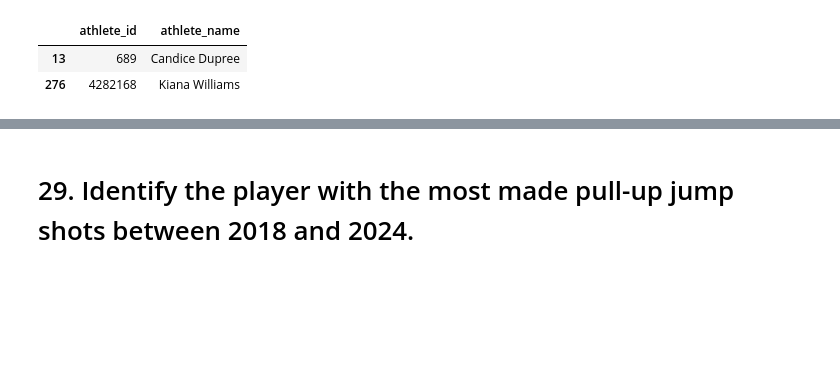
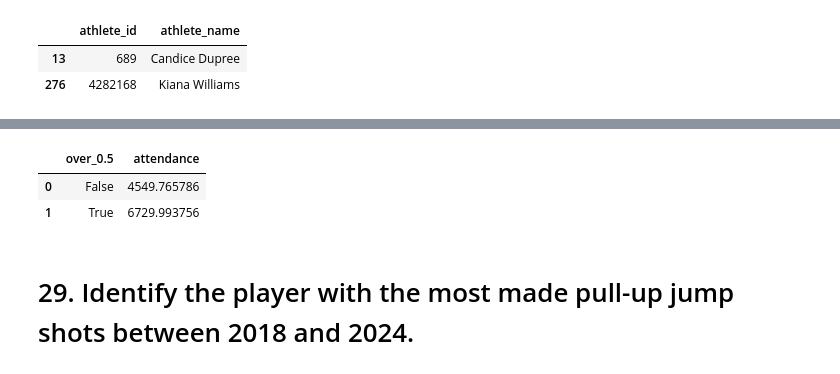
Before and after one commit to MIDS2024-Capstone-HoopIQ/project, a Jupyter notebook: test_questions_answers.ipynb, the cells around one changed output, grey strips where cells are left out. Drawn from its saved outputs; the diff is of its cells as text; code cells hidden in the pictures; blank space fills up the shorter version.

Commit message:
Jupyter Notebook Update: Answers for 37 questions

```diff
--- a/test_questions_answers.ipynb
+++ b/test_questions_answers.ipynb
@@ -690,3 +744,19 @@ question_26_df_player_info
+# %%
+question_28_merged_df['season_record'] = question_28_merged_df['team_won']
+question_28_merged_df['season_record'] /= (question_28_merged_df['team_won'] + question_28_merged_df['team_lost'])
+# %%
+question_28_merged_df['over_0.5'] = question_28_merged_df['season_record'] >= 0.5
+# %%
+question_28_merged_df = question_28_merged_df.drop(columns=['team_display_name', 'team_won',
+                                                            'team_lost', 'season_record'])
+# %%
+question_28_merged_df = question_28_merged_df.groupby('over_0.5')['attendance'].mean().reset_index()
+# %%
+question_28_merged_df
+# %% [output]
+|  | over_0.5 | attendance |
+| 0 | False | 4549.765786 |
+| 1 | True | 6729.993756 |
 # %% [markdown]
 # 29. Identify the player with the most made pull-up jump shots between 2018 and 2024.
 # %%
```
Also changed, not shown: parts of 27 cells of this notebook.
